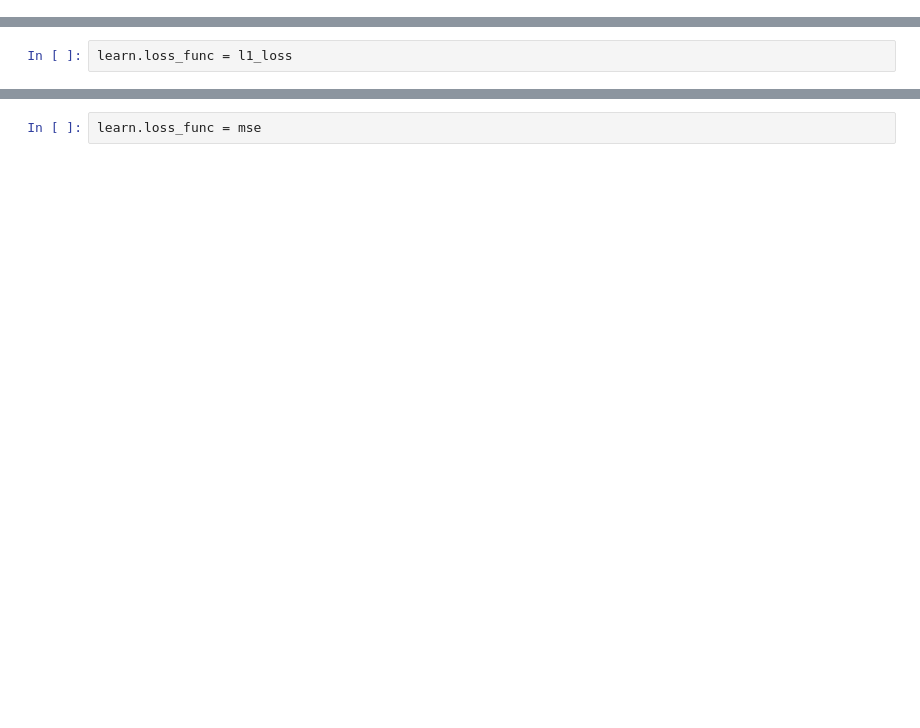
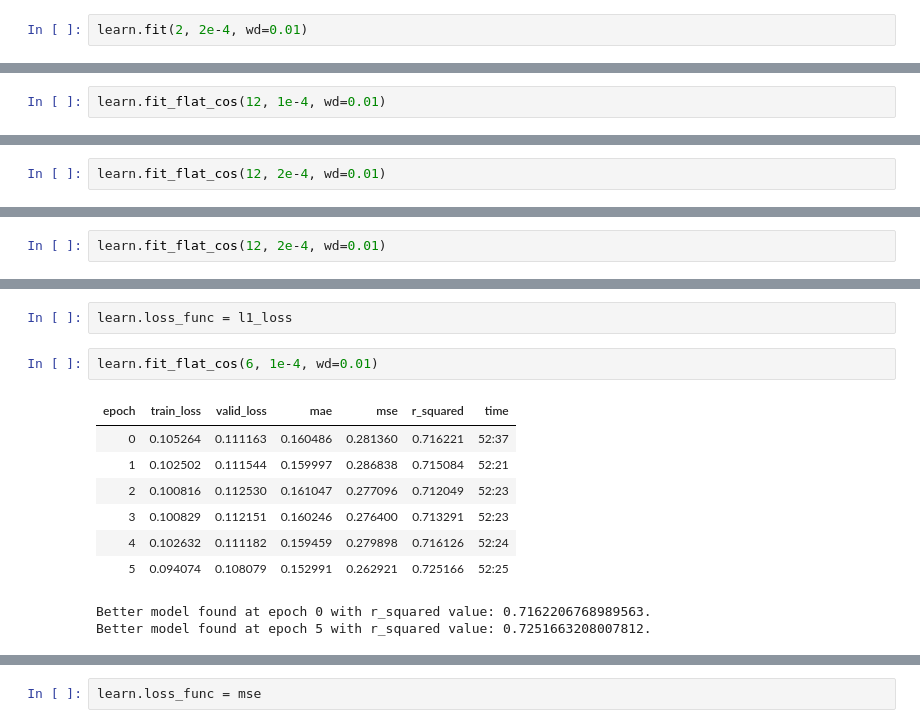
Before and after one commit to leroybird/LEAP-ClimSim, a Jupyter notebook: train.ipynb, the cells around one changed output, grey strips where cells are left out. Saved outputs shown, nothing was run; the diff lists cells and outputs as text; blank space fills up the shorter version.

Commit message:
Added training code

```diff
--- a/train.ipynb
+++ b/train.ipynb
@@ -310,0 +299,2 @@ SuggestedLRs(valley=0.0008844365365803242)
+# %%
+learn.fit(2, 2e-4, wd=0.01)
@@ -310,0 +306,2 @@ SuggestedLRs(valley=0.0008844365365803242)
+# %%
+learn.fit_flat_cos(12, 1e-4, wd=0.01)
@@ -310,0 +329,2 @@ SuggestedLRs(valley=0.0008844365365803242)
+# %%
+learn.fit_flat_cos(12, 2e-4, wd=0.01)
@@ -310,0 +336,2 @@ SuggestedLRs(valley=0.0008844365365803242)
+# %%
+learn.fit_flat_cos(12, 2e-4, wd=0.01)
@@ -311,2 +352,14 @@ SuggestedLRs(valley=0.0008844365365803242)
 # %%
 learn.loss_func = l1_loss
+# %%
+learn.fit_flat_cos(6, 1e-4, wd=0.01)
+# %% [output]
+| epoch | train_loss | valid_loss | mae | mse | r_squared | time |
+| 0 | 0.105264 | 0.111163 | 0.160486 | 0.281360 | 0.716221 | 52:37 |
+| 1 | 0.102502 | 0.111544 | 0.159997 | 0.286838 | 0.715084 | 52:21 |
+| 2 | 0.100816 | 0.112530 | 0.161047 | 0.277096 | 0.712049 | 52:23 |
+| 3 | 0.100829 | 0.112151 | 0.160246 | 0.276400 | 0.713291 | 52:23 |
+| 4 | 0.102632 | 0.111182 | 0.159459 | 0.279898 | 0.716126 | 52:24 |
+| 5 | 0.094074 | 0.108079 | 0.152991 | 0.262921 | 0.725166 | 52:25 |
+Better model found at epoch 0 with r_squared value: 0.7162206768989563.
+Better model found at epoch 5 with r_squared value: 0.7251663208007812.
```
Also changed, not shown: parts of 38 cells of this notebook, 2 other files.
